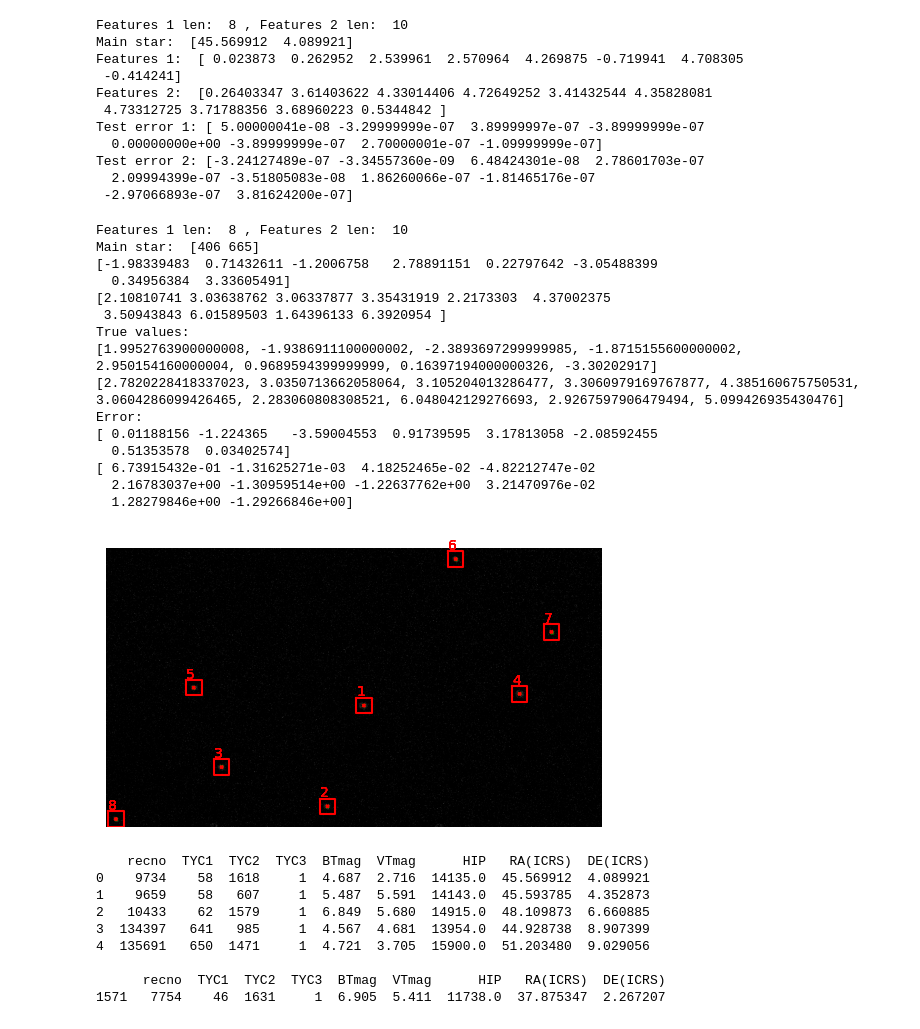
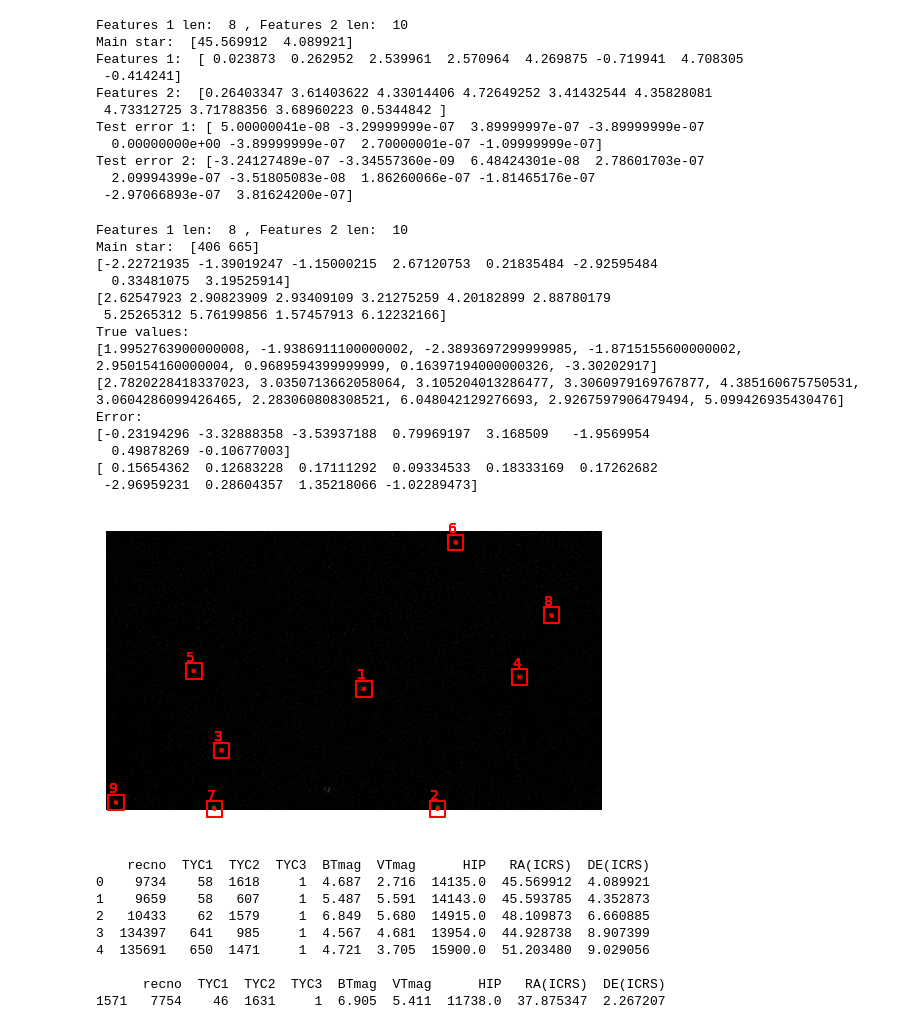
Before and after one commit to I-Zuniga/Event_Star_tracker, a Jupyter notebook: jupyter_notebooks/sdk_test.ipynb, the cells around one changed output. Drawn from its saved outputs; the diff is of its cells as text; code cells hidden in the pictures.

Commit message:
Sun calibration upgraded

```diff
--- a/jupyter_notebooks/sdk_test.ipynb
+++ b/jupyter_notebooks/sdk_test.ipynb
@@ -150,14 +153,15 @@ for frame in copact_frames:
     clusters_list.append( index_cluster(frame, pixel_range, clusters_index) )
 # %%
 #delete the clusters with a mass lower than a treshold
-treshold = 0.5*np.max([cluster_mass[1] for cluster_mass in  clusters_list[12]])
+treshold = 0.4*np.max([cluster_mass[1] for cluster_mass in  clusters_list[12]])
 clusters_list_filtered = [cluster for cluster in clusters_list[12] if cluster[1] > treshold ]
 
 print('Original clusters: ', len(clusters_list),'Fitered clusters: ',  len(clusters_list_filtered))
 
 
 #JUST TO CHECK SOM WITHOUT FALSE STARS
-# clusters_list[12].pop(4) # Remove the cluster 4 of the frame 12
+clusters_list_filtered.pop(2) # Remove the cluster 3 of the frame 12
+clusters_list_filtered.pop(5) # Remove the cluster 7(-1) of the frame 12
 
 plot_cluster(copact_frames[12], clusters_list_filtered, pixel_range)
 plot_image(copact_frames[12])
@@ -235,7 +240,8 @@ main_star = clusters_sort[0]
 stars_sorted_by_main = order_by_main_dist(main_star, clusters_sort)
 
 
-ref_pixel_to_deg = 0.005319449742301844 /3.5#In degres from sun_calibration with FOV=reference_FOV
+# ref_pixel_to_deg = 0.005319449742301844 /3.5#In degres from sun_calibration with FOV=reference_FOV
+ref_pixel_to_deg = 0.0014556989247311827
 
 reference_FOV = 2 #In degrees
 recording_FOV = 10 #In degrees
@@ -278,43 +284,42 @@ print(stars_data.head())
 print()
 print(stars_data[stars_data['HIP'] == 11738])
 
 if isinstance(stars_data, pd.DataFrame):
     # stars_data['data_number'] = stars_data.index
     stars_data = stars_data[['HIP','RA(ICRS)', 'DE(ICRS)']].values
 
 stars_subset = [12706, 11738, 10723, 11687, 11021, 12387]
 stars_subdata = stars_data[np.where(np.isin(stars_data[:,0], stars_subset))]
 
 plt.figure()
 plt.plot([x[1] for x in stars_data],stars_data[:,2],'.')
 
 plt.plot([x[1] for x in stars_subdata],stars_subdata[:,2],'.g')
 #Plot the identification names of the sub set of stars
 for i in range(len(stars_subdata)):
     plt.text(stars_subdata[i,1], stars_subdata[i,2], stars_subdata[i,0], fontsize=9)
 
 #change the limits of the axis
 plt.xlim([30, 45])
 plt.ylim([-5, 10])
 
 plt.show()
 # %% [output]
 Features 1 len:  8 , Features 2 len:  10
 Main star:  [406 665]
-[-1.98339483  0.71432611 -1.2006758   2.78891151  0.22797642 -3.05488399
-  0.34956384  3.33605491]
-[2.10810741 3.03638762 3.06337877 3.35431919 2.2173303  4.37002375
- 3.50943843 6.01589503 1.64396133 6.3920954 ]
+[-2.22721935 -1.39019247 -1.15000215  2.67120753  0.21835484 -2.92595484
+  0.33481075  3.19525914]
+[2.62547923 2.90823909 2.93409109 3.21275259 4.20182899 2.88780179
+ 5.25265312 5.76199856 1.57457913 6.12232166]
 True values:
 [1.9952763900000008, -1.9386911100000002, -2.3893697299999985, -1.8715155600000002, 2.950154160000004, 0.9689594399999999, 0.16397194000000326, -3.30202917]
 [2.7820228418337023, 3.0350713662058064, 3.105204013286477, 3.3060979169767877, 4.385160675750531, 3.0604286099426465, 2.283060808308521, 6.048042129276693, 2.9267597906479494, 5.099426935430476]
 Error:
-[ 0.01188156 -1.224365   -3.59004553  0.91739595  3.17813058 -2.08592455
-  0.51353578  0.03402574]
-[ 6.73915432e-01 -1.31625271e-03  4.18252465e-02 -4.82212747e-02
-  2.16783037e+00 -1.30959514e+00 -1.22637762e+00  3.21470976e-02
-  1.28279846e+00 -1.29266846e+00]
+[-0.23194296 -3.32888358 -3.53937188  0.79969197  3.168509   -1.9569954
+  0.49878269 -0.10677003]
+[ 0.15654362  0.12683228  0.17111292  0.09334533  0.18333169  0.17262682
+ -2.96959231  0.28604357  1.35218066 -1.02289473]
-[figure, old version]
+[figure, new version]
     recno  TYC1  TYC2  TYC3  BTmag  VTmag      HIP   RA(ICRS)  DE(ICRS)
 0    9734    58  1618     1  4.687  2.716  14135.0  45.569912  4.089921
 1    9659    58   607     1  5.487  5.591  14143.0  45.593785  4.352873
```
Also changed, not shown: parts of 5 cells of this notebook.
